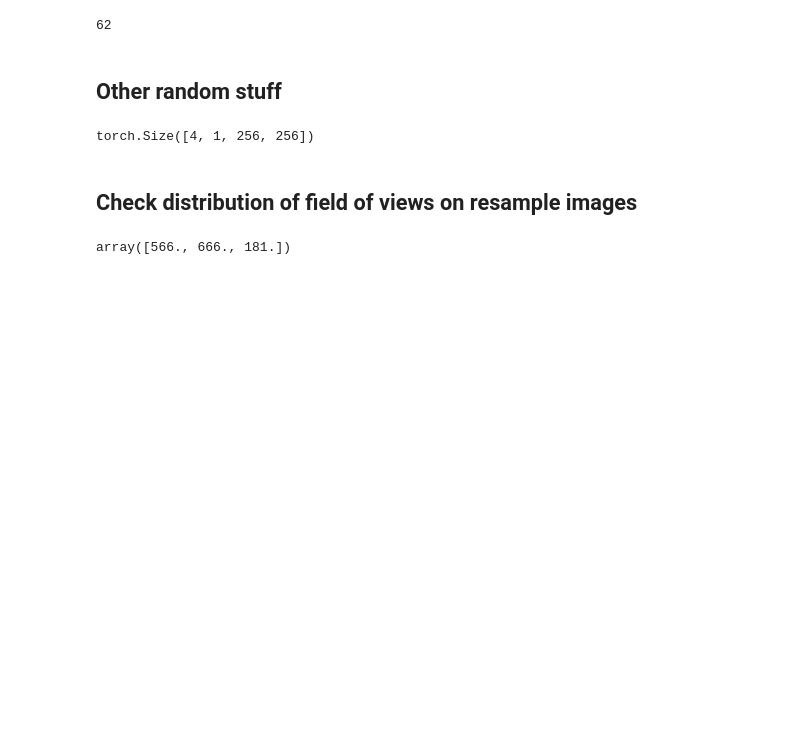
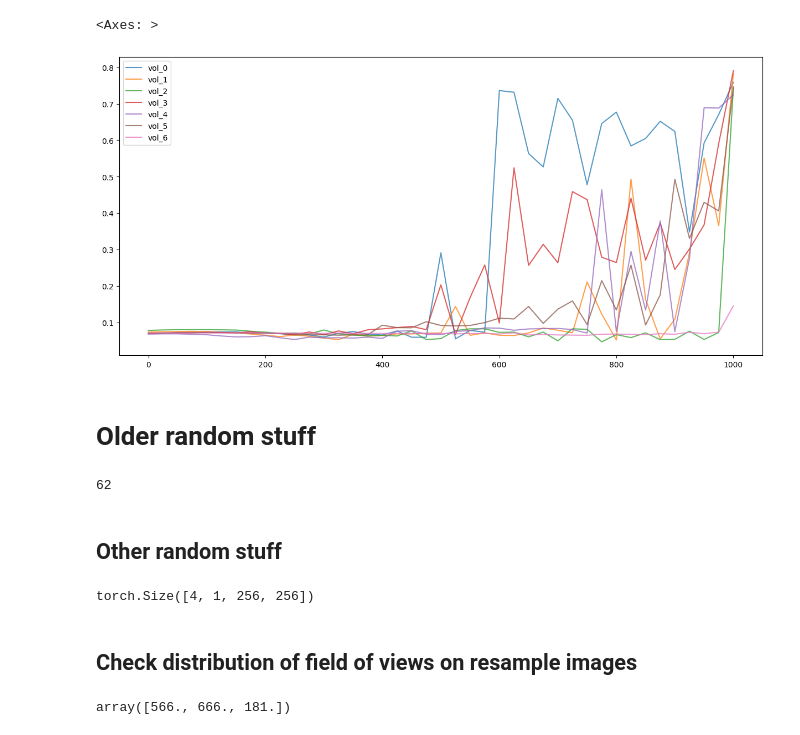
Before and after one commit to JdbermeoUZH/MastersThesisUIASegmentation, a Jupyter notebook: notebooks/random_stuff.ipynb, the cells around one changed output. Saved outputs shown, nothing was run; the diff lists cells and outputs as text; code cells hidden in the pictures; blank space fills up the shorter version.

```diff
--- a/notebooks/random_stuff.ipynb
+++ b/notebooks/random_stuff.ipynb
@@ -1,3 +15,13 @@
+# %%
+# Make a line plot of all columns of figsize 15, 7
+vols = [0, 1, 2, 3, 4, 5 , 6]
+cols = [col for col in df.columns if int(col.split('_')[-1]) in vols]
+df[cols].plot(kind='line', figsize=(15, 7), alpha=0.75)
+# %% [output]
+<Axes: >
+[figure, added]
+# %% [markdown]
+# Older random stuff
 # %%
 import os
 import sys
```
Also changed, not shown: parts of 3 cells of this notebook, 11 other files.
